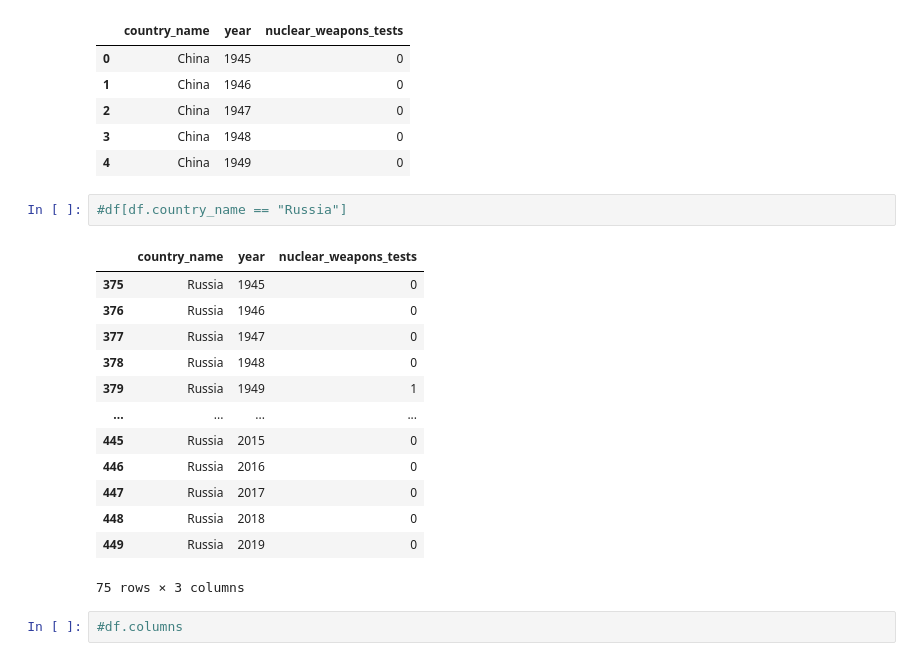
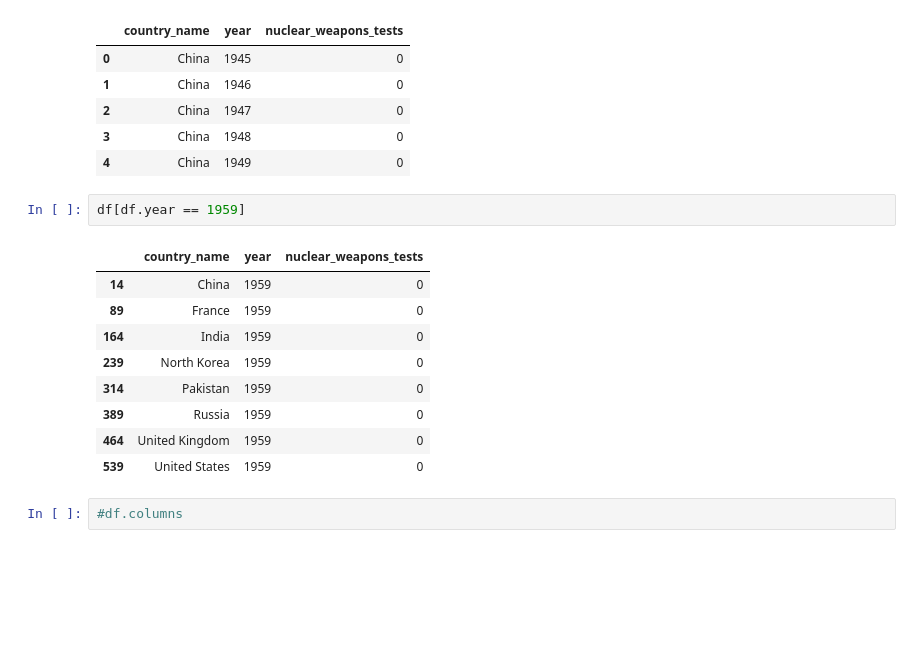
Before and after one commit to pythonpanter/constructor-nukes, a Jupyter notebook: KaiB/JUP_Plots.ipynb, the cells around one changed output. Cells and saved outputs as stored; diff of their text form; blank space fills up the shorter version.

```diff
--- a/KaiB/JUP_Plots.ipynb
+++ b/KaiB/JUP_Plots.ipynb
@@ -33,21 +33,17 @@ df = pd.read_csv("data/nuclear_weapons_tests_states.csv")
 | 3 | China | 1948 | 0 |
 | 4 | China | 1949 | 0 |
 # %%
-#df[df.country_name == "Russia"]
+df[df.year == 1959]
 # %% [output]
 |  | country_name | year | nuclear_weapons_tests |
-| 375 | Russia | 1945 | 0 |
-| 376 | Russia | 1946 | 0 |
-| 377 | Russia | 1947 | 0 |
-| 378 | Russia | 1948 | 0 |
-| 379 | Russia | 1949 | 1 |
-| ... | ... | ... | ... |
-| 445 | Russia | 2015 | 0 |
-| 446 | Russia | 2016 | 0 |
-| 447 | Russia | 2017 | 0 |
-| 448 | Russia | 2018 | 0 |
-| 449 | Russia | 2019 | 0 |
+| 14 | China | 1959 | 0 |
+| 89 | France | 1959 | 0 |
+| 164 | India | 1959 | 0 |
+| 239 | North Korea | 1959 | 0 |
+| 314 | Pakistan | 1959 | 0 |
+| 389 | Russia | 1959 | 0 |
+| 464 | United Kingdom | 1959 | 0 |
+| 539 | United States | 1959 | 0 |
-75 rows × 3 columns
 # %%
 #df.columns
 # %% [output]
```
Also changed, not shown: parts of 3 cells of this notebook, 2 other files.
